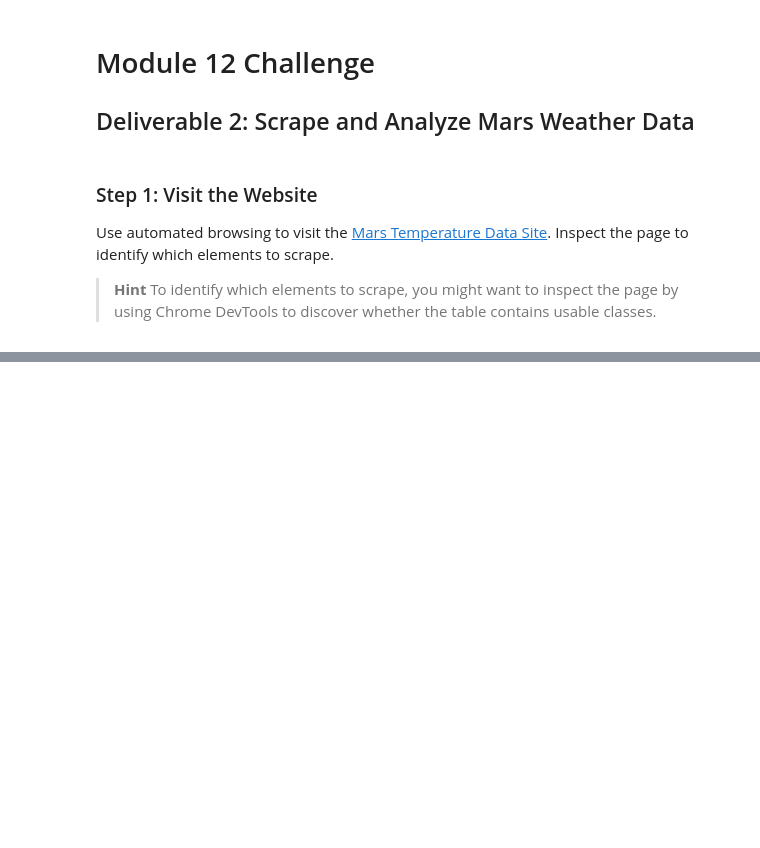
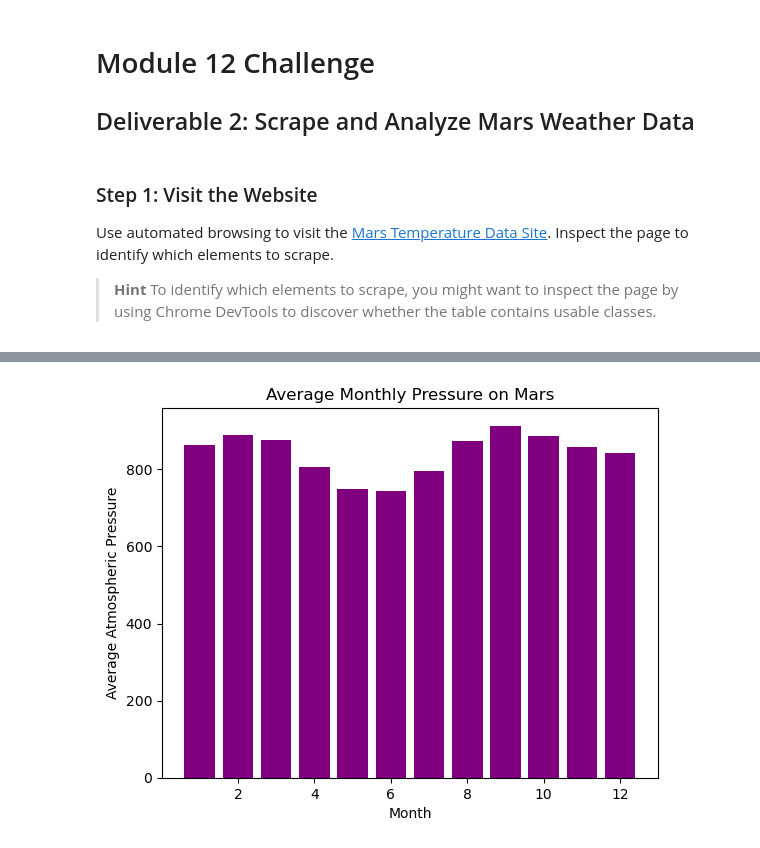
Before and after one commit to samipete/Mars-Scrape, a Jupyter notebook: part_2_mars_weather.ipynb, the cells around one changed output, grey strips where cells are left out. Drawn from its saved outputs; the diff is of its cells as text; code cells hidden in the pictures; blank space fills up the shorter version.

```diff
--- a/part_2_mars_weather.ipynb
+++ b/part_2_mars_weather.ipynb
@@ -23,0 +229,4 @@ html=browser.html
+# %%
+# 4. Average pressure by Martian month
+mars_pressure_avg=mars_weather_df.groupby('month')['pressure'].mean()
+print("Average pressure by month on Mars:", mars_pressure_avg)
@@ -23,0 +248,15 @@ html=browser.html
+# %%
+# Plot the average pressure by month
+plt.bar(mars_pressure_avg.index, mars_pressure_avg.values, color='purple')
+
+# title and labels
+plt.xlabel('Month')
+plt.ylabel('Average Atmospheric Pressure')
+plt.title('Average Monthly Pressure on Mars')
+plt.savefig("Output/avgmnthpressure.png")
+
+
+# display
+plt.show()
+# %% [output]
+[figure, added]
```
Also changed, not shown: parts of 49 cells of this notebook, 5 other files.
